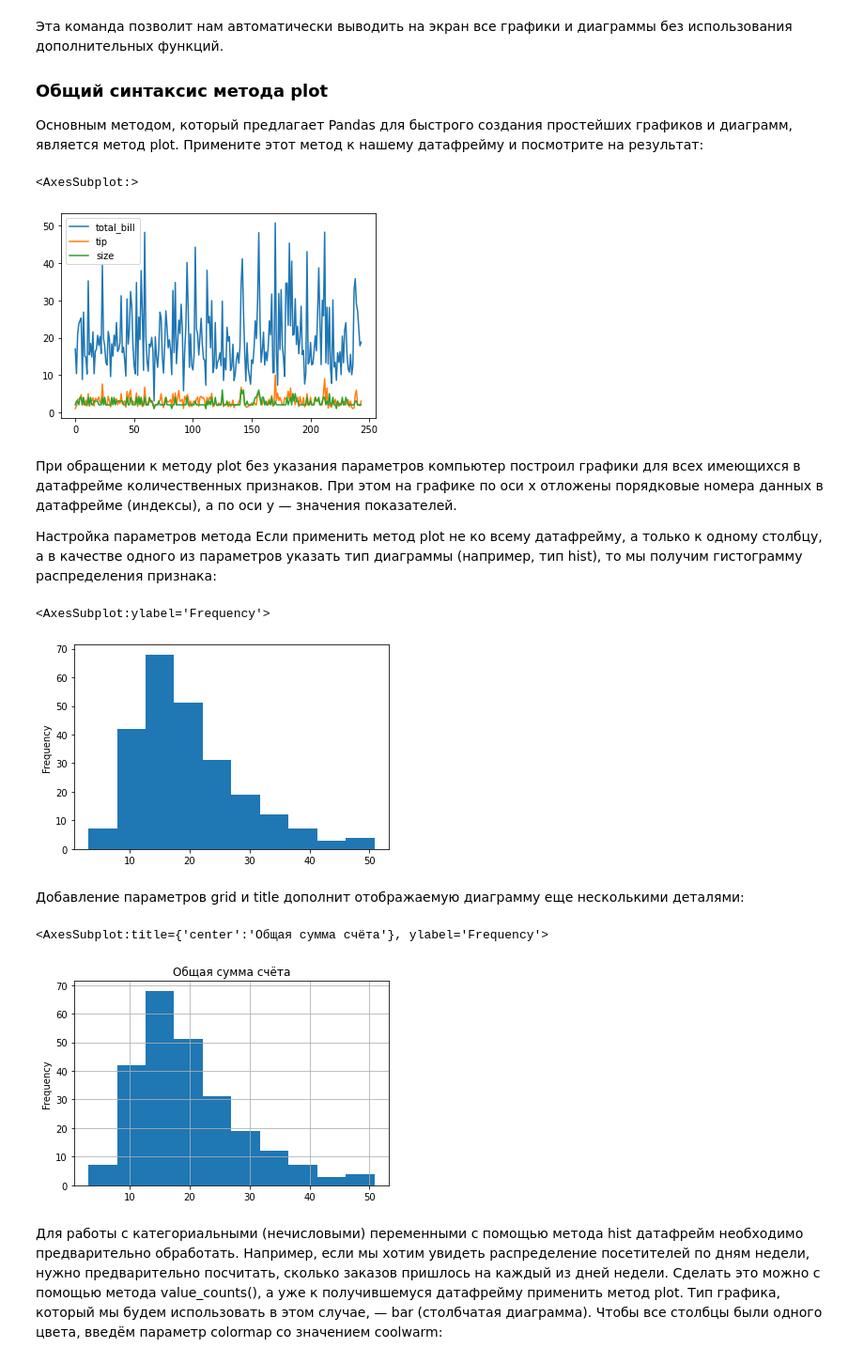
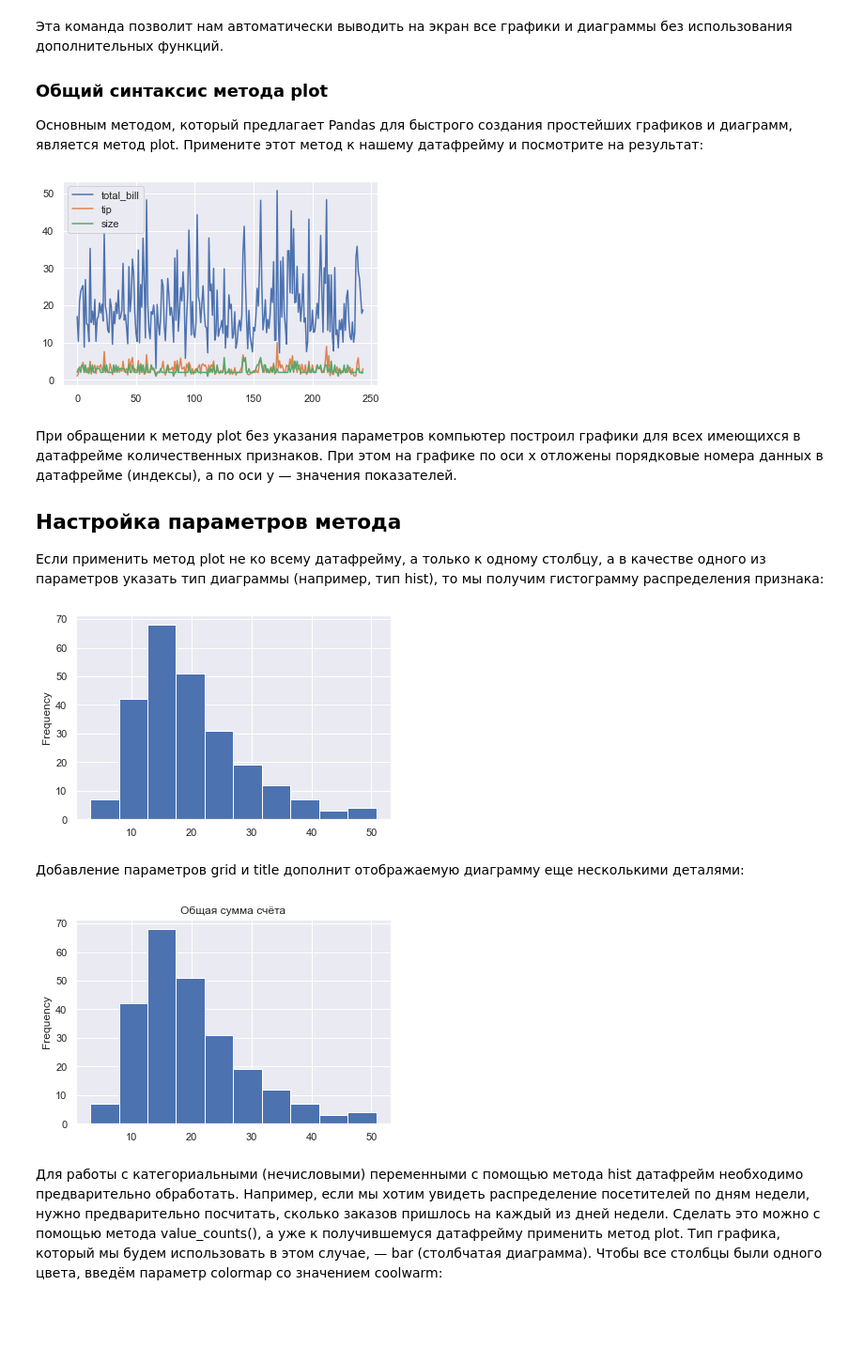
Before and after one commit to dm-fedorov/pandas_basic, a Jupyter notebook: кейсы по анализу данных/Визуализация.ipynb, the cells around one changed output. Shown at 94% size. Cells and saved outputs as stored; diff of their text form; code cells hidden in the pictures; blank space fills up the shorter version.

```diff
--- a/кейсы по анализу данных/Визуализация.ipynb
+++ b/кейсы по анализу данных/Визуализация.ipynb
@@ -25,6 +25,9 @@ df.head()
 Для быстрого и корректного отображения графиков, которые мы будем строить, запустите на работу магическую команду:
 # %%
 %matplotlib inline
+# %%
+import seaborn as sns
+sns.set()
 # %% [markdown]
 Эта команда позволит нам автоматически выводить на экран все графики и диаграммы без использования дополнительных функций.
 
@@ -32,27 +35,27 @@ df.head()
 
 Основным методом, который предлагает Pandas для быстрого создания простейших графиков и диаграмм, является метод plot. Примените этот метод к нашему датафрейму и посмотрите на результат:
 # %%
-df.plot()
+df.plot();
 # %% [output]
-<AxesSubplot:>
-[figure, old version]
+[figure, new version]
 # %% [markdown]
 При обращении к методу plot без указания параметров компьютер построил графики для всех имеющихся в датафрейме количественных признаков. При этом на графике по оси х отложены порядковые номера данных в датафрейме (индексы), а по оси y — значения показателей.
 
-Настройка параметров метода
+## Настройка параметров метода
+
 Если применить метод plot не ко всему датафрейму, а только к одному столбцу, а в качестве одного из параметров указать тип диаграммы (например, тип hist), то мы получим гистограмму распределения признака:
 # %%
-df['total_bill'].plot(kind='hist')
+df['total_bill'].plot(kind='hist');
 # %% [output]
-<AxesSubplot:ylabel='Frequency'>
-[figure, old version]
+[figure, new version]
 # %% [markdown]
 Добавление параметров grid и title дополнит отображаемую диаграмму еще несколькими деталями:
 # %%
-df['total_bill'].plot(kind='hist', grid=True, title='Общая сумма счёта')
+df['total_bill'].plot(kind='hist',
+                      grid=True,
+                      title='Общая сумма счёта');
 # %% [output]
-<AxesSubplot:title={'center':'Общая сумма счёта'}, ylabel='Frequency'>
-[figure, old version]
+[figure, new version]
 # %% [markdown]
 Для работы с категориальными (нечисловыми) переменными с помощью метода hist датафрейм необходимо предварительно обработать. Например, если мы хотим увидеть распределение посетителей по дням недели, нужно предварительно посчитать, сколько заказов пришлось на каждый из дней недели. Сделать это можно с помощью метода value_counts(), а уже к получившемуся датафрейму применить метод plot. Тип графика, который мы будем использовать в этом случае, — bar (столбчатая диаграмма). Чтобы все столбцы были одного цвета, введём параметр colormap со значением coolwarm:
 # %%
```
Also changed, not shown: parts of 12 cells of this notebook, 2 other files.
